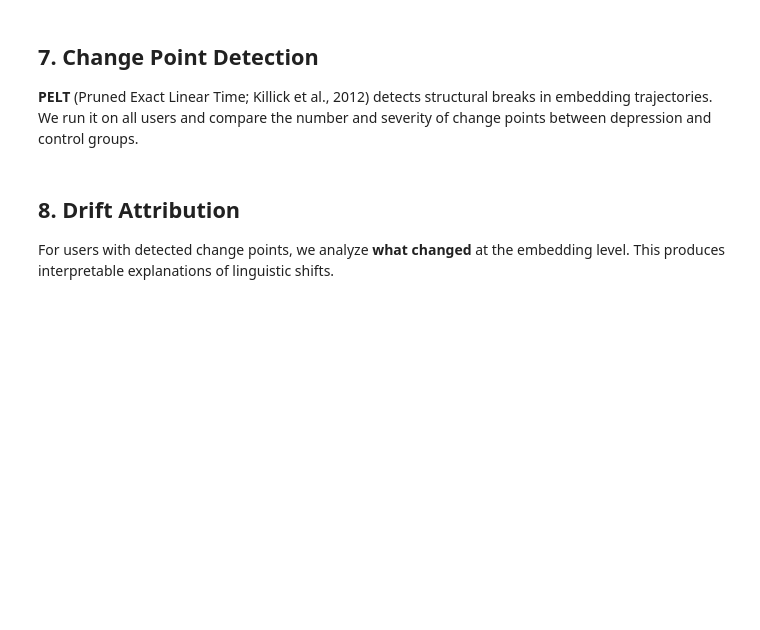
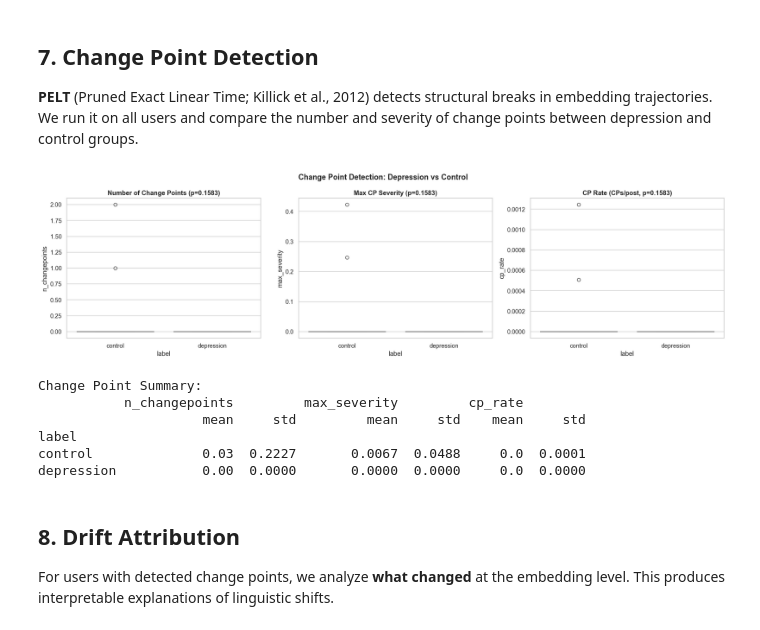
Before and after one commit to manucouto1/chronos-vector, a Jupyter notebook: notebooks/B1_linguistic_trajectory_mental_health.ipynb, the cells around one changed output. Saved outputs shown, nothing was run; the diff lists cells and outputs as text; code cells hidden in the pictures; blank space fills up the shorter version.

```diff
--- a/notebooks/B1_linguistic_trajectory_mental_health.ipynb
+++ b/notebooks/B1_linguistic_trajectory_mental_health.ipynb
@@ -128,7 +152,7 @@ t0 = time.perf_counter()
 
 for _, row in df.iterrows():
     eid = user_id_map[row['user_id']]
-    ts = int(row['ts_us'])
+    ts = int(row['ts_int'])
     vec = row[emb_cols].values.astype(np.float32).tolist()
     index.insert(entity_id=eid, timestamp=ts, vector=vec)
 
@@ -248,14 +286,17 @@ for uid_str, group in df.groupby('user_id'):
     eid = user_id_map[uid_str]
     label = group['label'].iloc[0]
     traj_list = list(zip(
-        group['ts_us'].tolist(),
+        group['ts_int'].tolist(),
         group[emb_cols].values.astype(np.float32).tolist()
     ))
 
     if len(traj_list) < 10:
         continue
 
-    cps = cvx.detect_changepoints(entity_id=eid, trajectory=traj_list)
+    # Adjusted penalty for high-D embeddings (BIC default too conservative)
+    import math
+    adjusted_penalty = 3.0 * math.log(max(len(traj_list), 2))
+    cps = cvx.detect_changepoints(entity_id=eid, trajectory=traj_list, penalty=adjusted_penalty)
     n_cps = len(cps)
     max_severity = max((sev for _, sev in cps), default=0.0)
     mean_severity = np.mean([sev for _, sev in cps]) if cps else 0.0
@@ -272,33 +313,41 @@ for uid_str, group in df.groupby('user_id'):
 
 cpd_df = pd.DataFrame(cpd_results)
 
 # Statistical tests
 dep_cps = cpd_df[cpd_df['label'] == 'depression']
 ctrl_cps = cpd_df[cpd_df['label'] == 'control']
 
 fig, axes = plt.subplots(1, 3, figsize=(18, 5))
 
 # Number of change points
 sns.boxplot(data=cpd_df, x='label', y='n_changepoints', palette=colors_map, ax=axes[0])
 u_stat, p_n = stats.mannwhitneyu(dep_cps['n_changepoints'], ctrl_cps['n_changepoints'])
 axes[0].set_title(f'Number of Change Points (p={p_n:.4f})', fontweight='bold')
 
 # Max severity
 sns.boxplot(data=cpd_df, x='label', y='max_severity', palette=colors_map, ax=axes[1])
 u_stat, p_s = stats.mannwhitneyu(dep_cps['max_severity'], ctrl_cps['max_severity'])
 axes[1].set_title(f'Max CP Severity (p={p_s:.4f})', fontweight='bold')
 
 # CP rate (normalized by trajectory length)
 sns.boxplot(data=cpd_df, x='label', y='cp_rate', palette=colors_map, ax=axes[2])
 u_stat, p_r = stats.mannwhitneyu(dep_cps['cp_rate'], ctrl_cps['cp_rate'])
 axes[2].set_title(f'CP Rate (CPs/post, p={p_r:.4f})', fontweight='bold')
 
 fig.suptitle('Change Point Detection: Depression vs Control', fontsize=14, fontweight='bold')
 plt.tight_layout()
 plt.show()
 
 print(f'Change Point Summary:')
 print(cpd_df.groupby('label')[['n_changepoints', 'max_severity', 'cp_rate']].agg(['mean', 'std']).round(4))
+# %% [output]
+[figure, added]
+Change Point Summary:
+           n_changepoints         max_severity         cp_rate
+                     mean     std         mean     std    mean     std
+label
+control              0.03  0.2227       0.0067  0.0488     0.0  0.0001
+depression           0.00  0.0000       0.0000  0.0000     0.0  0.0000
 # %% [markdown]
 ## 8. Drift Attribution
 
```
Also changed, not shown: parts of 11 cells of this notebook, 4 other files.
